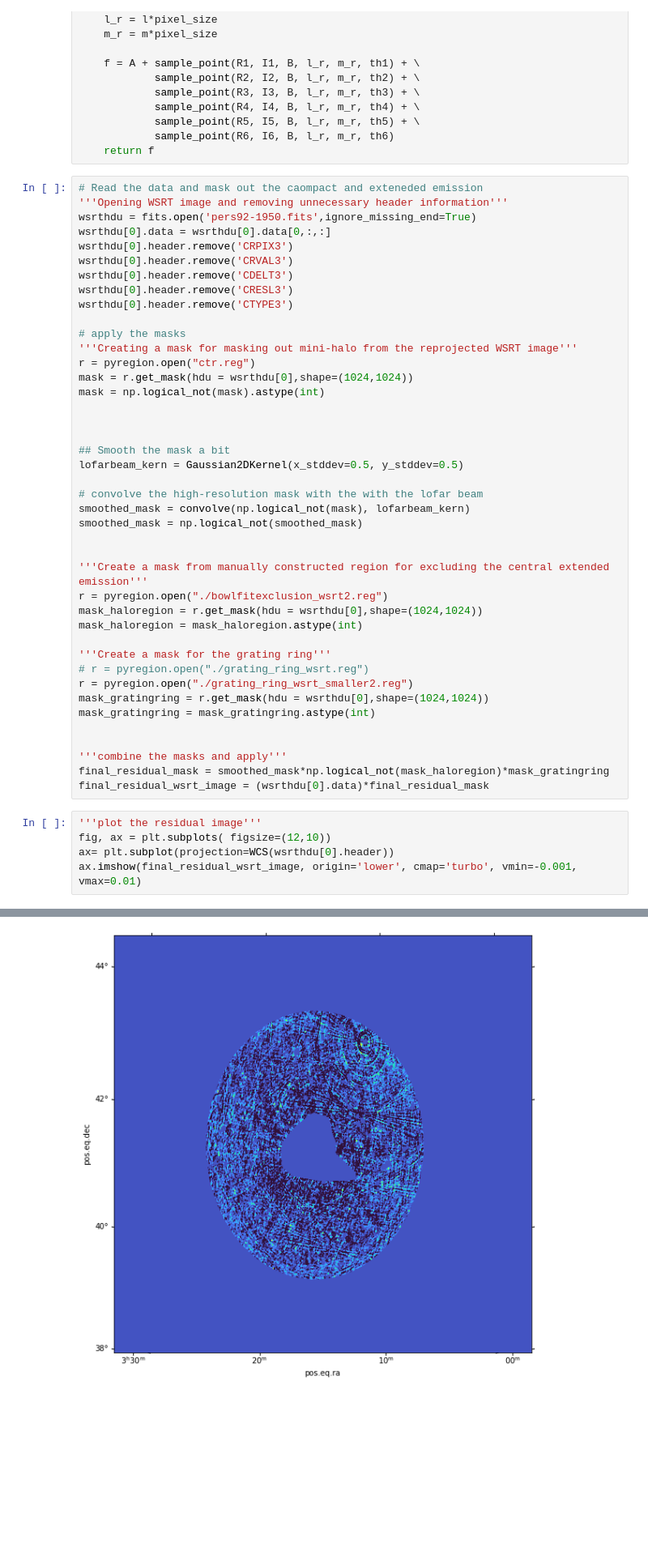
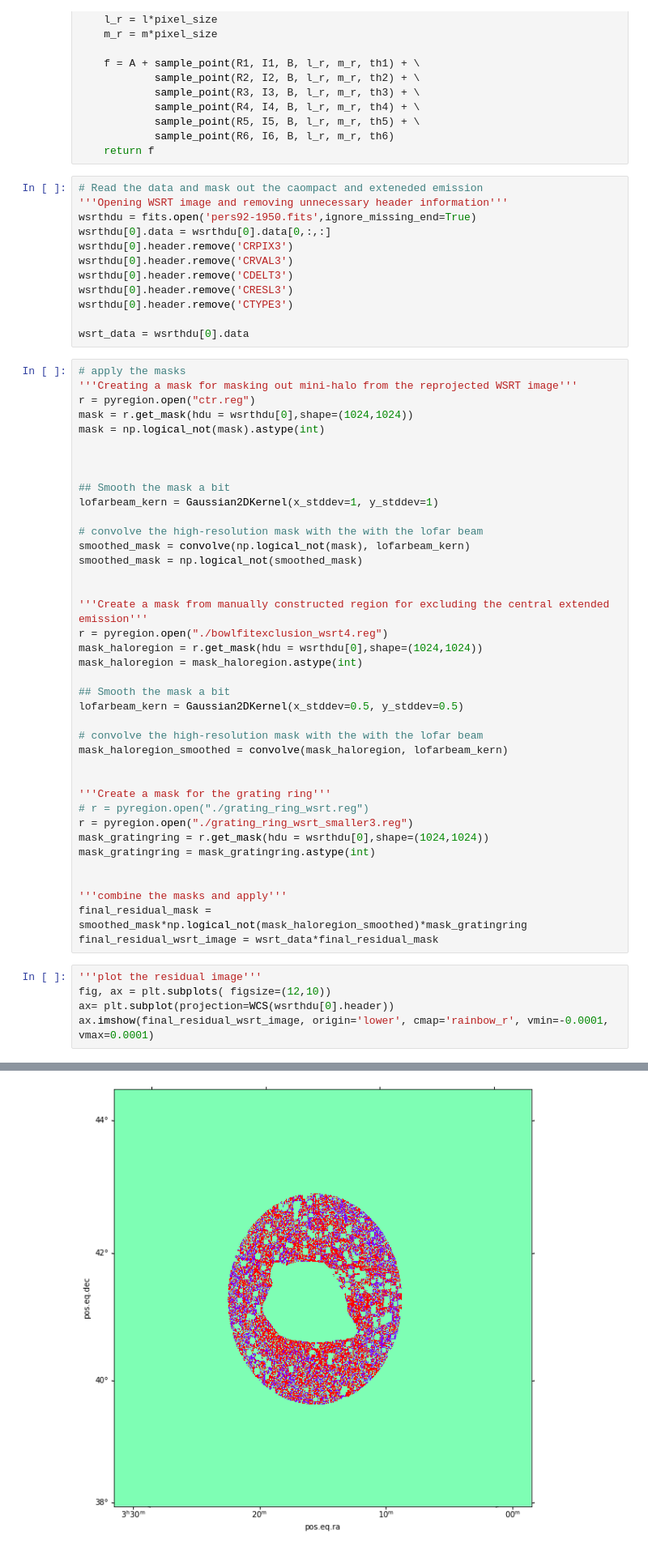
Before and after one commit to vvaibhav08/Perseuscluster_spectralanalysis, a Jupyter notebook: src/WSRT_missing_shortspacing_correction.ipynb, the cells around one changed output, grey strips where cells are left out. Shown at 81% size. Drawn from its saved outputs; the diff is of its cells as text; blank space fills up the shorter version.

```diff
--- a/src/WSRT_missing_shortspacing_correction.ipynb
+++ b/src/WSRT_missing_shortspacing_correction.ipynb
@@ -40,17 +40,19 @@ def F(lm, A, \
             sample_point(R5, I5, B, l_r, m_r, th5) + \
             sample_point(R6, I6, B, l_r, m_r, th6)
     return f
+# %%
+# Read the data and mask out the caompact and exteneded emission
+'''Opening WSRT image and removing unnecessary header information'''
+wsrthdu = fits.open('pers92-1950.fits',ignore_missing_end=True)
+wsrthdu[0].data = wsrthdu[0].data[0,:,:]
+wsrthdu[0].header.remove('CRPIX3')
+wsrthdu[0].header.remove('CRVAL3')
+wsrthdu[0].header.remove('CDELT3')
+wsrthdu[0].header.remove('CRESL3')
+wsrthdu[0].header.remove('CTYPE3')
+
+wsrt_data = wsrthdu[0].data
 # %%
-# Read the data and mask out the caompact and exteneded emission
-'''Opening WSRT image and removing unnecessary header information'''
-wsrthdu = fits.open('pers92-1950.fits',ignore_missing_end=True)
-wsrthdu[0].data = wsrthdu[0].data[0,:,:]
-wsrthdu[0].header.remove('CRPIX3')
-wsrthdu[0].header.remove('CRVAL3')
-wsrthdu[0].header.remove('CDELT3')
-wsrthdu[0].header.remove('CRESL3')
-wsrthdu[0].header.remove('CTYPE3')
-
 # apply the masks
 '''Creating a mask for masking out mini-halo from the reprojected WSRT image'''
 r = pyregion.open("ctr.reg")
@@ -60,7 +62,7 @@ mask = np.logical_not(mask).astype(int)
 
 
 ## Smooth the mask a bit
-lofarbeam_kern = Gaussian2DKernel(x_stddev=0.5, y_stddev=0.5)
+lofarbeam_kern = Gaussian2DKernel(x_stddev=1, y_stddev=1)
 
 # convolve the high-resolution mask with the with the lofar beam
 smoothed_mask = convolve(np.logical_not(mask), lofarbeam_kern)
@@ -68,25 +70,32 @@ smoothed_mask = np.logical_not(smoothed_mask)
 
 
 '''Create a mask from manually constructed region for excluding the central extended emission'''
-r = pyregion.open("./bowlfitexclusion_wsrt2.reg")
+r = pyregion.open("./bowlfitexclusion_wsrt4.reg")
 mask_haloregion = r.get_mask(hdu = wsrthdu[0],shape=(1024,1024))
 mask_haloregion = mask_haloregion.astype(int)
 
+## Smooth the mask a bit
+lofarbeam_kern = Gaussian2DKernel(x_stddev=0.5, y_stddev=0.5)
+
+# convolve the high-resolution mask with the with the lofar beam
+mask_haloregion_smoothed = convolve(mask_haloregion, lofarbeam_kern)
+
+
 '''Create a mask for the grating ring'''
 # r = pyregion.open("./grating_ring_wsrt.reg")
-r = pyregion.open("./grating_ring_wsrt_smaller2.reg")
+r = pyregion.open("./grating_ring_wsrt_smaller3.reg")
 mask_gratingring = r.get_mask(hdu = wsrthdu[0],shape=(1024,1024))
 mask_gratingring = mask_gratingring.astype(int)
 
 
 '''combine the masks and apply'''
-final_residual_mask = smoothed_mask*np.logical_not(mask_haloregion)*mask_gratingring
-final_residual_wsrt_image = (wsrthdu[0].data)*final_residual_mask
+final_residual_mask = smoothed_mask*np.logical_not(mask_haloregion_smoothed)*mask_gratingring
+final_residual_wsrt_image = wsrt_data*final_residual_mask
 # %%
 '''plot the residual image'''
 fig, ax = plt.subplots( figsize=(12,10))
 ax= plt.subplot(projection=WCS(wsrthdu[0].header))
-ax.imshow(final_residual_wsrt_image, origin='lower', cmap='turbo', vmin=-0.001, vmax=0.01)
+ax.imshow(final_residual_wsrt_image, origin='lower', cmap='rainbow_r', vmin=-0.0001, vmax=0.0001)
 # %% [output]
 <matplotlib.image.AxesImage at 0x...>
-[figure, old version]
+[figure, new version]
```
Also changed, not shown: parts of 25 cells of this notebook.
